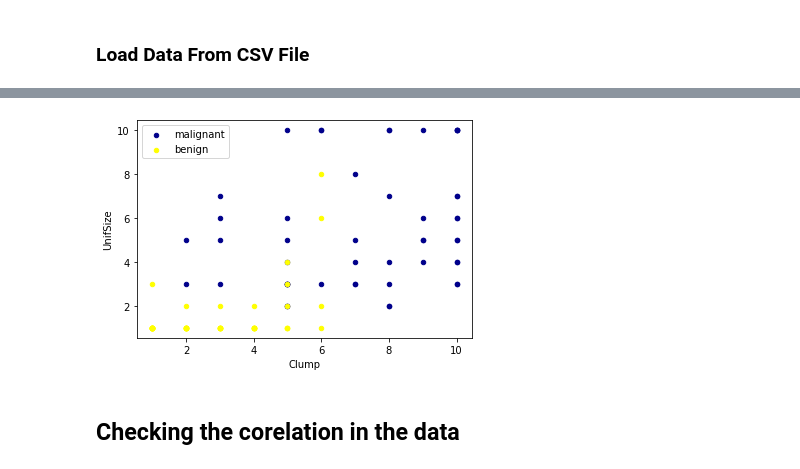
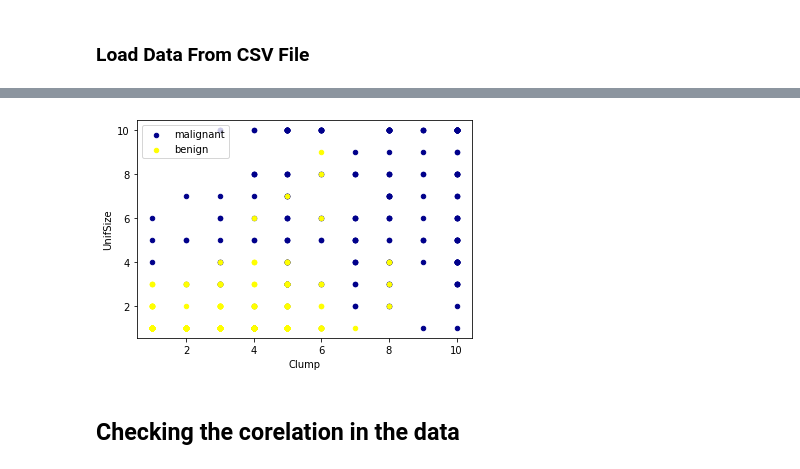
Before and after one commit to pjha99/Cancer_Prediction, a Jupyter notebook: Random Forest Cancer Prediction.ipynb, the cells around one changed output, grey strips where cells are left out. Drawn from its saved outputs; the diff is of its cells as text; code cells hidden in the pictures.

```diff
--- a/Random Forest Cancer Prediction.ipynb
+++ b/Random Forest Cancer Prediction.ipynb
@@ -66,9 +65,9 @@ Lets look at the distribution of the classes based on Clump thickness and Unifor
 # %%
-ax = cell_df[cell_df['Class'] == 4][0:50].plot(kind='scatter', x='Clump', y='UnifSize', color='DarkBlue', label='malignant');
-cell_df[cell_df['Class'] == 2][0:50].plot(kind='scatter', x='Clump', y='UnifSize', color='Yellow', label='benign', ax=ax);
+ax = cell_df[cell_df['Class'] == 4][0:699].plot(kind='scatter', x='Clump', y='UnifSize', color='DarkBlue', label='malignant');
+cell_df[cell_df['Class'] == 2][0:699].plot(kind='scatter', x='Clump', y='UnifSize', color='Yellow', label='benign', ax=ax);
 plt.show()
 # %% [output]
-[figure, old version]
+[figure, new version]
 # %% [markdown]
 ## Checking the corelation in the data
 # %%
```
Also changed, not shown: parts of 17 cells of this notebook.
